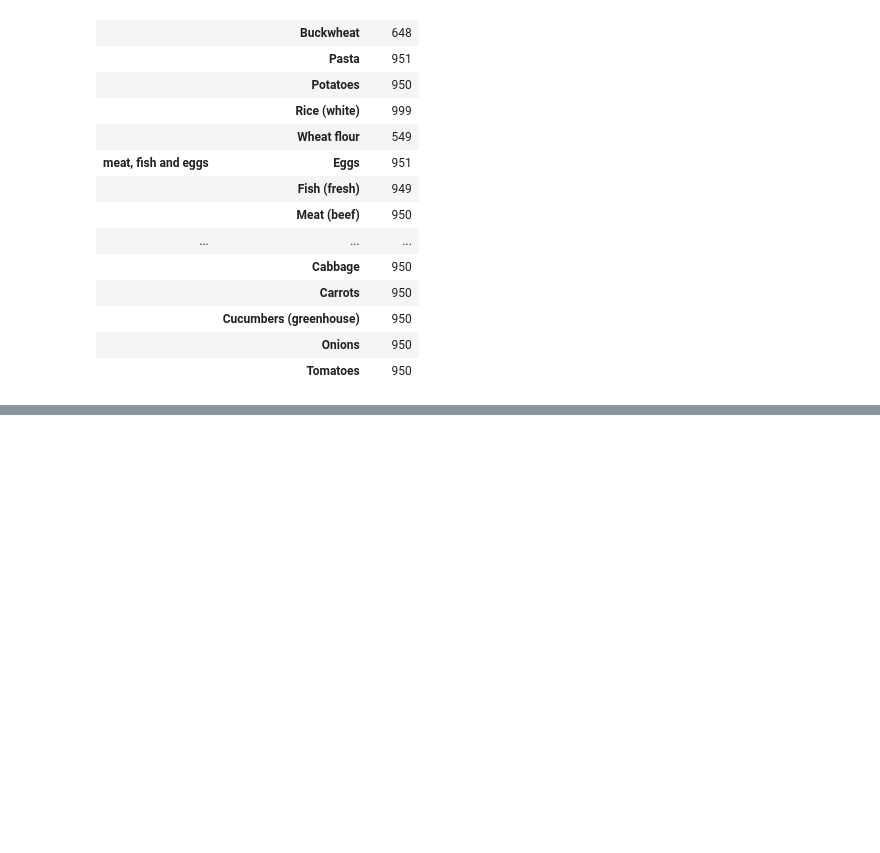
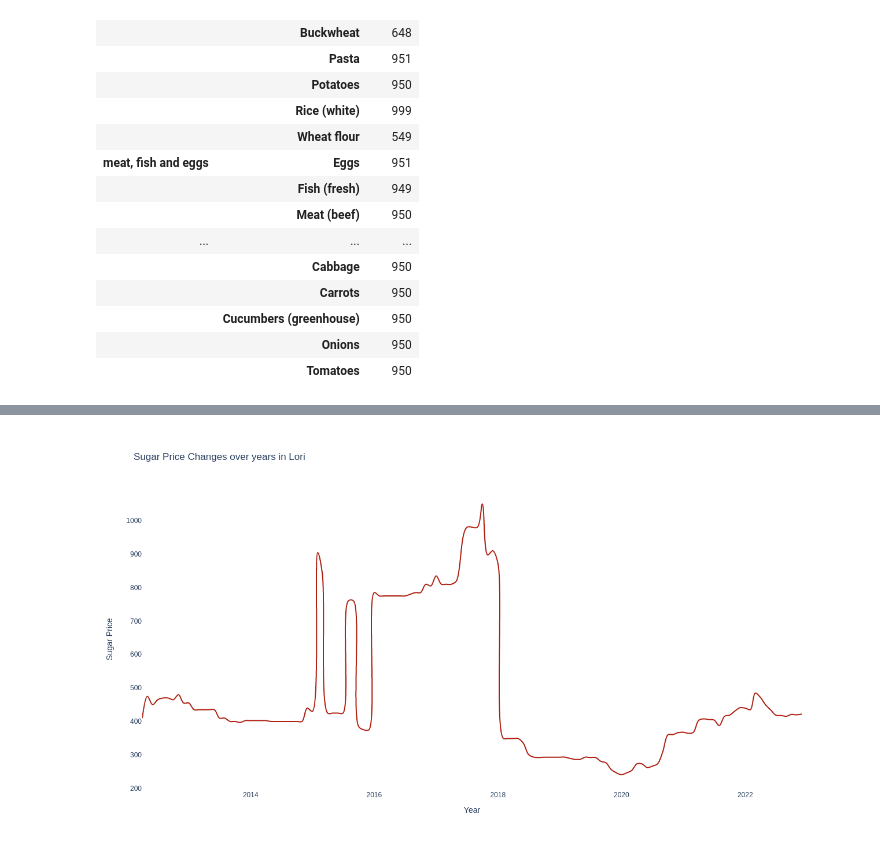
Before and after one commit to TatKhachatryan/Time-Series-Analysis-Project, a Jupyter notebook: ts_analysis_food_prices_arm.ipynb, the cells around one changed output, grey strips where cells are left out. Saved outputs shown, nothing was run; the diff lists cells and outputs as text; code cells hidden in the pictures; blank space fills up the shorter version.

```diff
--- a/ts_analysis_food_prices_arm.ipynb
+++ b/ts_analysis_food_prices_arm.ipynb
@@ -275,0 +326,39 @@ fig.show(renderer="png")
+# %%
+sugardata = data[data['Item Name']=='Sugar']
+sugardata = sugardata[['Date_Month', 'Province', 'Price']]
+sugardata
+
+sugar_pivot = pd.pivot_table(sugardata, values = 'Price', index=['Date_Month'], columns = ['Province'], aggfunc=np.sum)
+sugar_pivot = sugar_pivot.reset_index()
+
+# fig = px.line(datushka, x=datushka['Date_Month'].astype(dtype=str), y=datushka[['Lori']], color='#EE9B00')
+
+
+fig = go.Figure()
+fig.add_trace(go.Scatter(x=sugar_pivot['Date_Month'].astype(dtype=str),
+                         y=sugar_pivot['Lori'],
+                         marker_color="#AE2012",
+                         mode='lines',
+                         line_shape='spline'))
+
+# fig.add_trace(go.Scatter(x=sugar_pivot['Date_Month'].astype(dtype=str),
+#                                 y=sugar_pivot['Shirak'],
+#                                 marker_color="#005F73",
+#                                 mode='lines'))
+
+# fig.add_trace(go.Scatter(x=sugar_pivot['Date_Month'].astype(dtype=str),
+#                                 y=sugar_pivot['Yerevan'],
+#                                 marker_color="#EE9B00",
+#                                 mode='lines'))
+
+fig.update_layout(autosize=False,
+                  width=1300,
+                  height=700,
+                  title = 'Sugar Price Changes over years in Lori',
+                  xaxis={"title":"Year"},
+                  yaxis= {"title":"Sugar Price"},
+                  showlegend=False,
+                  plot_bgcolor='white',)
+fig.show(renderer='png')
+# %% [output]
+[figure, added]
```
Also changed, not shown: parts of 5 cells of this notebook.
